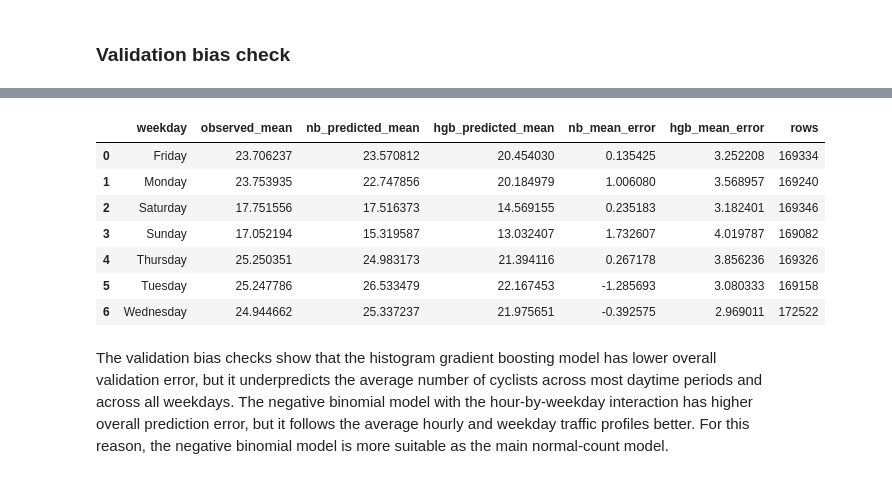
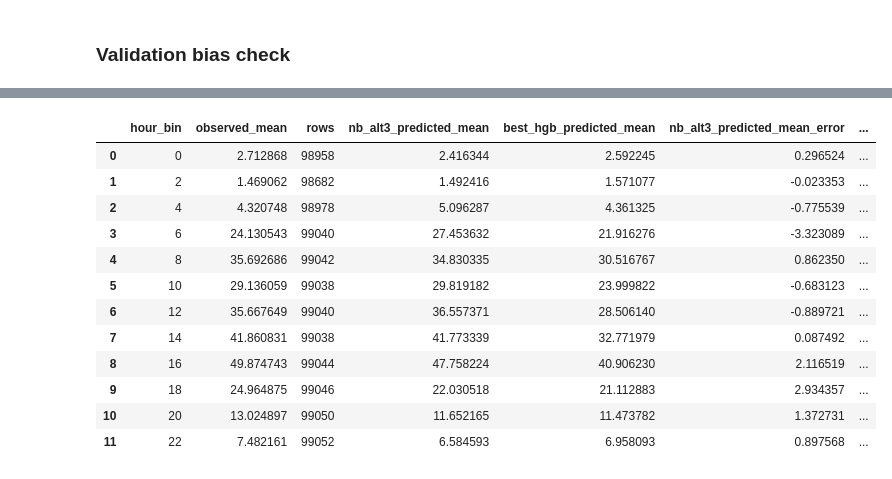
Before and after one commit to annasolodka/mda-cycling-traffic-analysis, a Jupyter notebook: notebooks/04_model_expected_counts.ipynb, the cells around one changed output, grey strips where cells are left out. Saved outputs shown, nothing was run; the diff lists cells and outputs as text; code cells hidden in the pictures.

```diff
--- a/notebooks/04_model_expected_counts.ipynb
+++ b/notebooks/04_model_expected_counts.ipynb
@@ -908,0 +940,6 @@ Pipeline(steps=[('preprocessor',
+# %%
+best_hgb = hgb_results.loc[0, "model"]
+
+best_hgb_pipeline = hgb_fitted_models[best_hgb]
+
+best_hgb
@@ -1066,27 +1044,0 @@ bias_by_hour
-# %%
-bias_by_weekday = (
-    validation_bias_check
-    .groupby("weekday")
-    .agg(
-        observed_mean=("count_rescaled", "mean"),
-        nb_predicted_mean=("nb_alt1_predicted", "mean"),
-        hgb_predicted_mean=("hgb_predicted", "mean"),
-        nb_mean_error=("nb_alt1_error", "mean"),
-        hgb_mean_error=("hgb_error", "mean"),
-        rows=("count_rescaled", "size"),
-    )
-    .reset_index()
-)
-
-bias_by_weekday
-# %% [output]
-|  | weekday | observed_mean | nb_predicted_mean | hgb_predicted_mean | nb_mean_error | hgb_mean_error | rows |
-| 0 | Friday | 23.706237 | 23.570812 | 20.454030 | 0.135425 | 3.252208 | 169334 |
-| 1 | Monday | 23.753935 | 22.747856 | 20.184979 | 1.006080 | 3.568957 | 169240 |
-| 2 | Saturday | 17.751556 | 17.516373 | 14.569155 | 0.235183 | 3.182401 | 169346 |
-| 3 | Sunday | 17.052194 | 15.319587 | 13.032407 | 1.732607 | 4.019787 | 169082 |
-| 4 | Thursday | 25.250351 | 24.983173 | 21.394116 | 0.267178 | 3.856236 | 169326 |
-| 5 | Tuesday | 25.247786 | 26.533479 | 22.167453 | -1.285693 | 3.080333 | 169158 |
-| 6 | Wednesday | 24.944662 | 25.337237 | 21.975651 | -0.392575 | 2.969011 | 172522 |
-# %% [markdown]
-The validation bias checks show that the histogram gradient boosting model has lower overall validation error, but it underpredicts the average number of cyclists across most daytime periods and across all weekdays. The negative binomial model with the hour-by-weekday interaction has higher overall prediction error, but it follows the average hourly and weekday traffic profiles better. For this reason, the negative binomial model is more suitable as the main normal-count model.
@@ -1092,0 +1083,33 @@ The validation bias checks show that the histogram gradient boosting model has l
+# %%
+validation_bias_check = validation_data.copy()
+
+validation_bias_check["nb_alt3_predicted"] = nb_alt3_validation_predicted
+validation_bias_check["best_hgb_predicted"] = best_hgb_validation_predicted
+# %%
+prediction_columns = [
+    "nb_alt3_predicted",
+    "best_hgb_predicted",
+]
+
+bias_by_hour = bias_function(
+    data=validation_bias_check,
+    group_variable="hour_bin",
+    observed_column="count_rescaled",
+    prediction_columns=prediction_columns,
+)
+
+bias_by_hour
+# %% [output]
+|  | hour_bin | observed_mean | rows | nb_alt3_predicted_mean | best_hgb_predicted_mean | nb_alt3_predicted_mean_error | ... |
+| 0 | 0 | 2.712868 | 98958 | 2.416344 | 2.592245 | 0.296524 | ... |
+| 1 | 2 | 1.469062 | 98682 | 1.492416 | 1.571077 | -0.023353 | ... |
+| 2 | 4 | 4.320748 | 98978 | 5.096287 | 4.361325 | -0.775539 | ... |
+| 3 | 6 | 24.130543 | 99040 | 27.453632 | 21.916276 | -3.323089 | ... |
+| 4 | 8 | 35.692686 | 99042 | 34.830335 | 30.516767 | 0.862350 | ... |
+| 5 | 10 | 29.136059 | 99038 | 29.819182 | 23.999822 | -0.683123 | ... |
+| 6 | 12 | 35.667649 | 99040 | 36.557371 | 28.506140 | -0.889721 | ... |
+| 7 | 14 | 41.860831 | 99038 | 41.773339 | 32.771979 | 0.087492 | ... |
+| 8 | 16 | 49.874743 | 99044 | 47.758224 | 40.906230 | 2.116519 | ... |
+| 9 | 18 | 24.964875 | 99046 | 22.030518 | 21.112883 | 2.934357 | ... |
+| 10 | 20 | 13.024897 | 99050 | 11.652165 | 11.473782 | 1.372731 | ... |
+| 11 | 22 | 7.482161 | 99052 | 6.584593 | 6.958093 | 0.897568 | ... |
```
Also changed, not shown: parts of 85 cells of this notebook, 1 other file.
